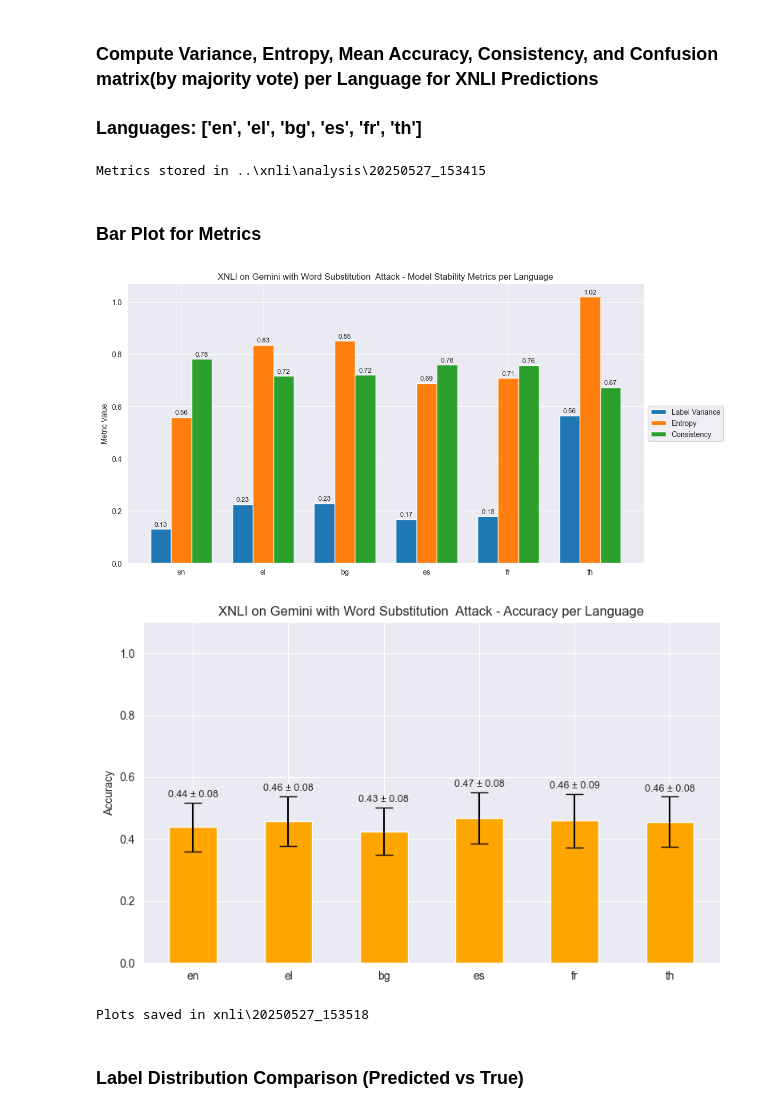
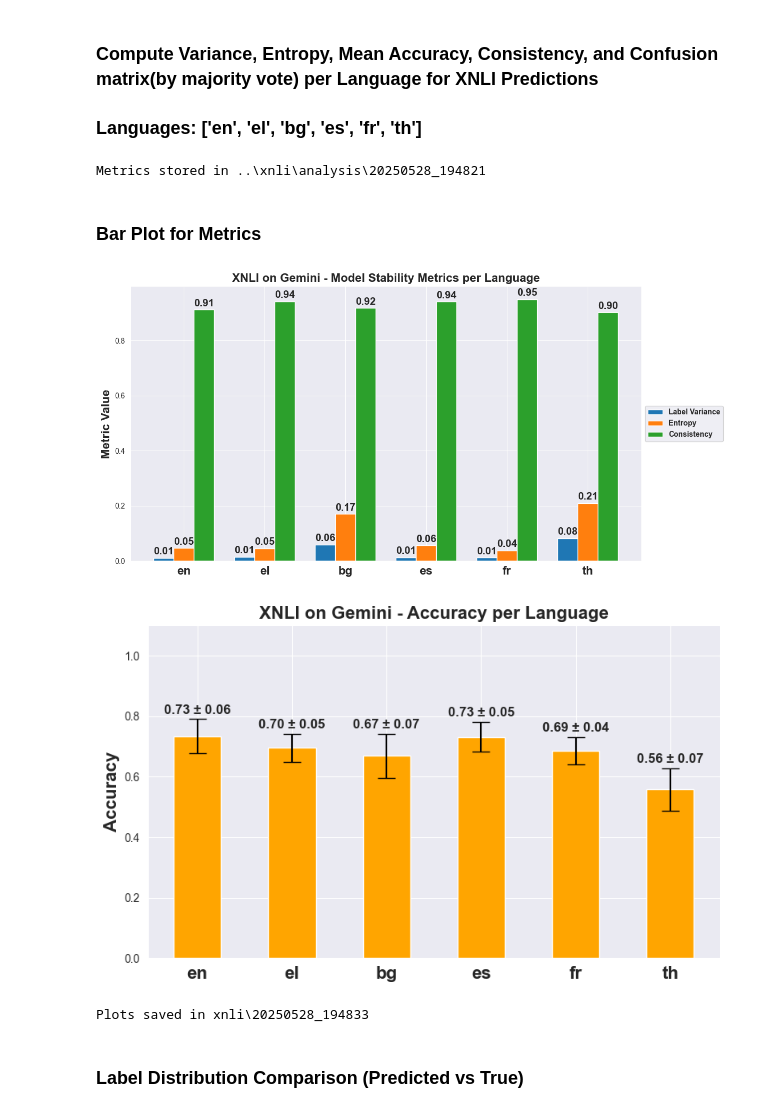
Before and after one commit to RobustML-Lab/Legal-Multilingual-Evaluation-of-LLMs, a Jupyter notebook: Pipeline/output/graphs/make_graphs.ipynb, the cells around one changed output. Drawn from its saved outputs; the diff is of its cells as text; code cells hidden in the pictures.

```diff
--- a/Pipeline/output/graphs/make_graphs.ipynb
+++ b/Pipeline/output/graphs/make_graphs.ipynb
@@ -12,7 +12,7 @@ from sklearn.metrics import confusion_matrix
 from collections import defaultdict
 from scipy.stats import entropy, mode
 
-root_dir = '../xnli/raw_results/google/attack_14'
+root_dir = '../xnli/raw_results/google/original'
 language_order = ['en', 'el', 'bg', 'es', 'fr', 'th']
 num_runs = 25
 num_classes = 3
@@ -134,75 +134,80 @@ with open(os.path.join(output_dir, "confusion_matrices.json"), "w") as f:
 
 print(f"Metrics stored in {output_dir}")
 # %% [output]
-Metrics stored in ..\xnli\analysis\20250527_153415
+Metrics stored in ..\xnli\analysis\20250528_194821
 # %% [markdown]
 ###  Bar Plot for Metrics
 # %%
 import matplotlib.pyplot as plt
 import numpy as np
+import os
+import datetime
 from matplotlib.patches import Rectangle
 from matplotlib.colors import to_rgba
 
+# Data setup
 langs = language_order
 variance_vals = [np.mean(language_variances[lang]) for lang in langs]
 entropy_vals = [np.mean(language_entropies[lang]) for lang in langs]
 accuracy_vals = [language_accuracies[lang] for lang in langs]
 consistency_vals = [language_consistency[lang] for lang in langs]
-# Ensure correctness_stds is defined
 correctness_stds = [np.std(language_variances[lang + '_correctness']) for lang in langs]
 
-# Create timestamped output folder
+# Output folder
 timestamp = datetime.datetime.now().strftime("%Y%m%d_%H%M%S")
 plot_dir = os.path.join("xnli", timestamp)
 os.makedirs(plot_dir, exist_ok=True)
 
 x = np.arange(len(langs))
 width = 0.25
+font_opts = {'fontsize': 16, 'fontweight': 'bold'}  # larger bold fonts
 
 # === Plot 1: Variance, Entropy, Consistency ===
-plt.figure(figsize=(12, 6))
+plt.figure(figsize=(12, 6))  # Keep full-size figure
 bars1 = plt.bar(x - width, variance_vals, width, label='Label Variance')
 bars2 = plt.bar(x, entropy_vals, width, label='Entropy')
 bars3 = plt.bar(x + width, consistency_vals, width, label='Consistency')
 
 for bars in [bars1, bars2, bars3]:
     for bar in bars:
         height = bar.get_height()
-        plt.text(bar.get_x() + bar.get_width() / 2.0, height + 0.005, f'{height:.2f}', ha='center', va='bottom', fontsize=9)
+        plt.text(bar.get_x() + bar.get_width() / 2.0, height + 0.005,
+                 f'{height:.2f}', ha='center', va='bottom',
+                 fontsize=14, fontweight='bold')
 
-plt.xticks(x, langs)
-plt.ylabel("Metric Value")
-plt.title("XNLI on Gemini with Word Substitution  Attack - Model Stability Metrics per Language")
-plt.legend(loc='center left', bbox_to_anchor=(1, 0.5))
+plt.xticks(x, langs, **font_opts)
+plt.ylabel("Metric Value", **font_opts)
+plt.title("XNLI on Gemini - Model Stability Metrics per Language", **font_opts)
+plt.legend(loc='center left', bbox_to_anchor=(1, 0.5), fontsize=14, prop={'weight': 'bold'})
 plt.tight_layout()
-plt.savefig(os.path.join(plot_dir, "stability_metrics.pdf"))
+plt.savefig(os.path.join(plot_dir, "stability_metrics.pdf"), dpi=300, bbox_inches='tight')
 plt.show()
 
+# === Plot 2: Accuracy with ± std error bars ===
+plt.figure(figsize=(8, 5))  # Keep full-size figure
+bars = plt.bar(x, accuracy_vals, width=0.5, color='orange',
+               yerr=correctness_stds, capsize=8, label='Accuracy')
 
-# === Plot 2: Accuracy with ± std error bars ===
-plt.figure(figsize=(8, 5))
-bars = plt.bar(x, accuracy_vals, width=0.5, color='orange', yerr=correctness_stds, capsize=8, label='Accuracy')
-
-# Add ± error text
 for i, bar in enumerate(bars):
     height = bar.get_height()
     std = correctness_stds[i]
     plt.text(bar.get_x() + bar.get_width() / 2.0, height + std + 0.01,
-             f"{height:.2f} ± {std:.2f}", ha='center', va='bottom', fontsize=9)
+             f"{height:.2f} ± {std:.2f}", ha='center', va='bottom',
+             fontsize=12, fontweight='bold')
 
-plt.xticks(x, langs)
-plt.ylabel("Accuracy")
+plt.xticks(x, langs, **font_opts)
+plt.ylabel("Accuracy", **font_opts)
 plt.ylim(0, 1.1)
-plt.title("XNLI on Gemini with Word Substitution  Attack - Accuracy per Language")
+plt.title("XNLI on Gemini - Accuracy per Language", **font_opts)
 plt.tight_layout()
-plt.savefig(os.path.join(plot_dir, "accuracy_with_std.pdf"))
+plt.savefig(os.path.join(plot_dir, "accuracy_with_std.pdf"), dpi=300, bbox_inches='tight')
 plt.show()
 
 print(f"Plots saved in {plot_dir}")
 # %% [output]
-[figure, old version]
+[figure, new version]
-[figure, old version]
+[figure, new version]
-Plots saved in xnli\20250527_153518
+Plots saved in xnli\20250528_194833
 # %% [markdown]
 ### Label Distribution Comparison (Predicted vs True)
 # %%
```
Also changed, not shown: parts of 6 cells of this notebook, 42 other files.
